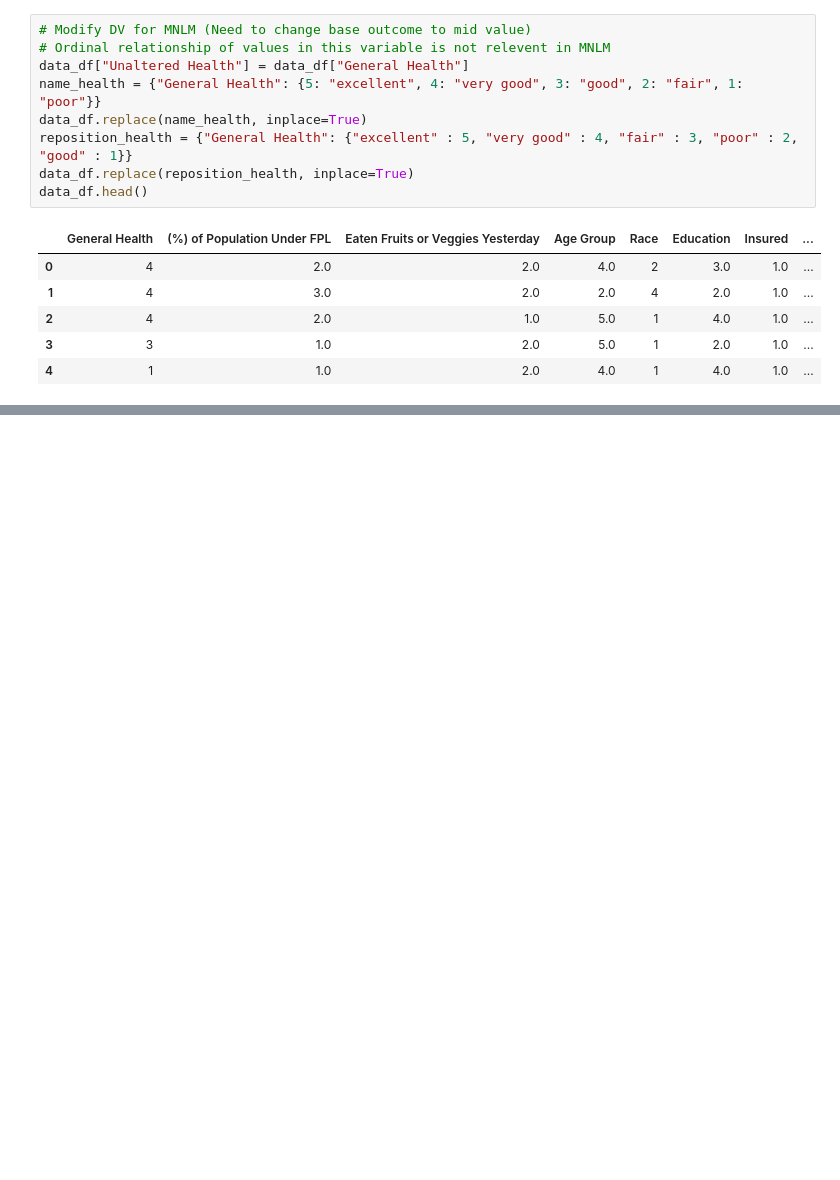
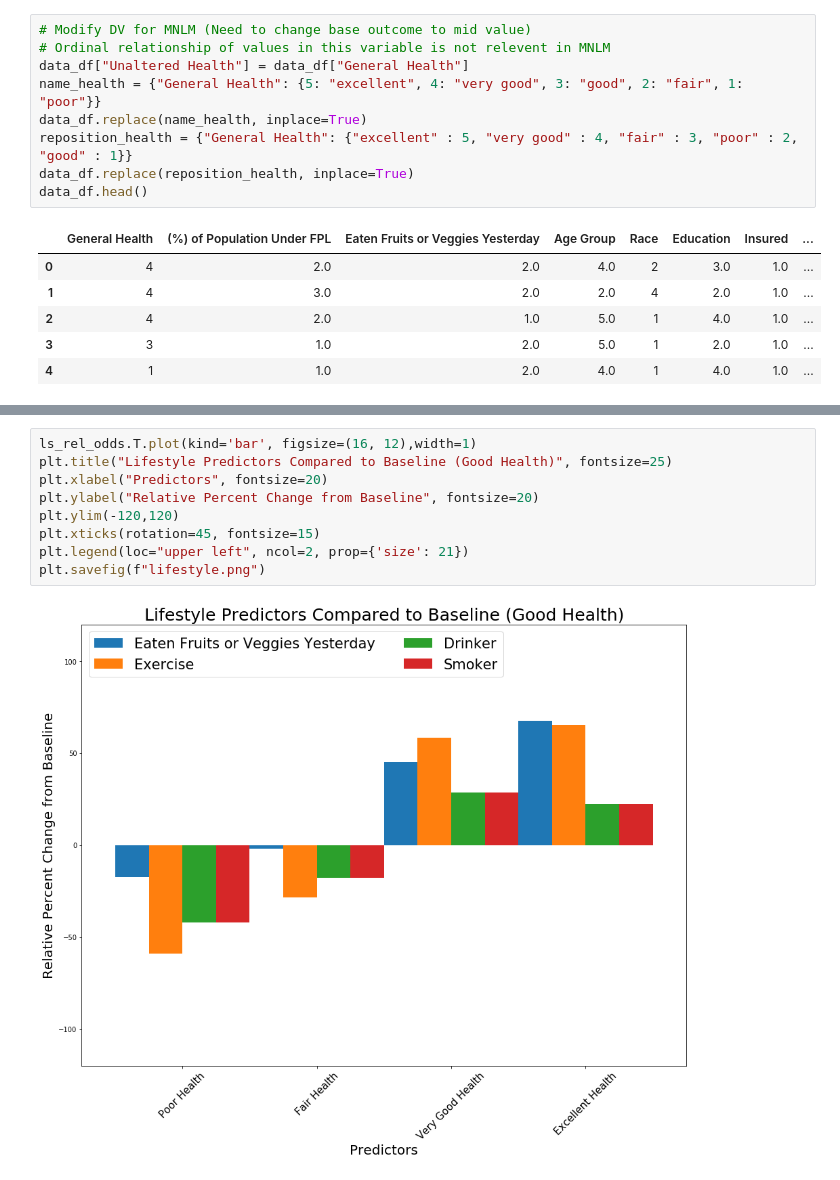
Before and after one commit to tonianderson7329/What-the-Variable, a Jupyter notebook: mnlm.ipynb, the cells around one changed output, grey strips where cells are left out. Drawn from its saved outputs; the diff is of its cells as text; blank space fills up the shorter version.

```diff
--- a/mnlm.ipynb
+++ b/mnlm.ipynb
@@ -143,0 +196,11 @@ d_rel_odds
+# %%
+ls_rel_odds.T.plot(kind='bar', figsize=(16, 12),width=1)
+plt.title("Lifestyle Predictors Compared to Baseline (Good Health)", fontsize=25)
+plt.xlabel("Predictors", fontsize=20)
+plt.ylabel("Relative Percent Change from Baseline", fontsize=20)
+plt.ylim(-120,120)
+plt.xticks(rotation=45, fontsize=15)
+plt.legend(loc="upper left", ncol=2, prop={'size': 21})
+plt.savefig(f"lifestyle.png")
+# %% [output]
+[figure, added]
```
Also changed, not shown: parts of 11 cells of this notebook, 3 other files.
